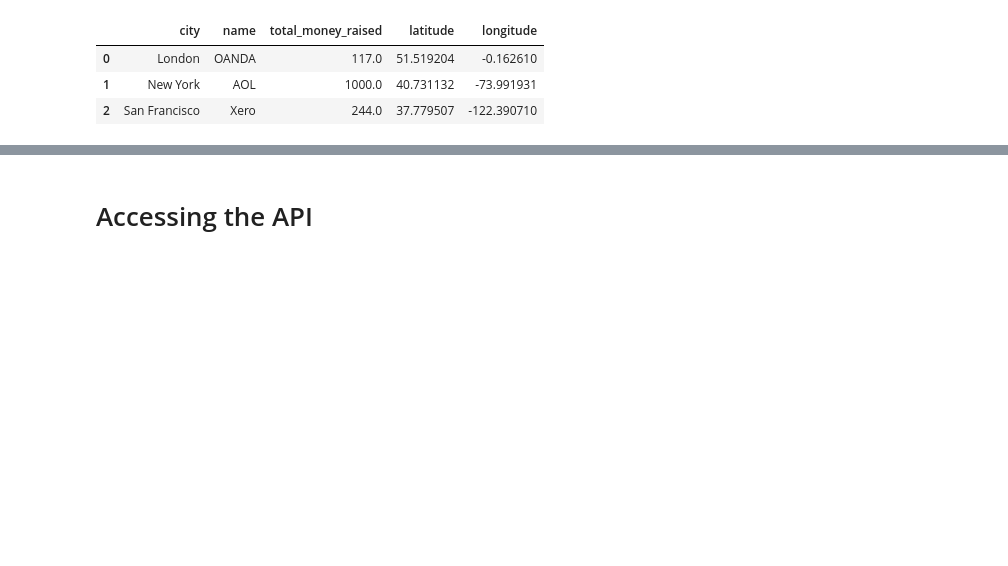
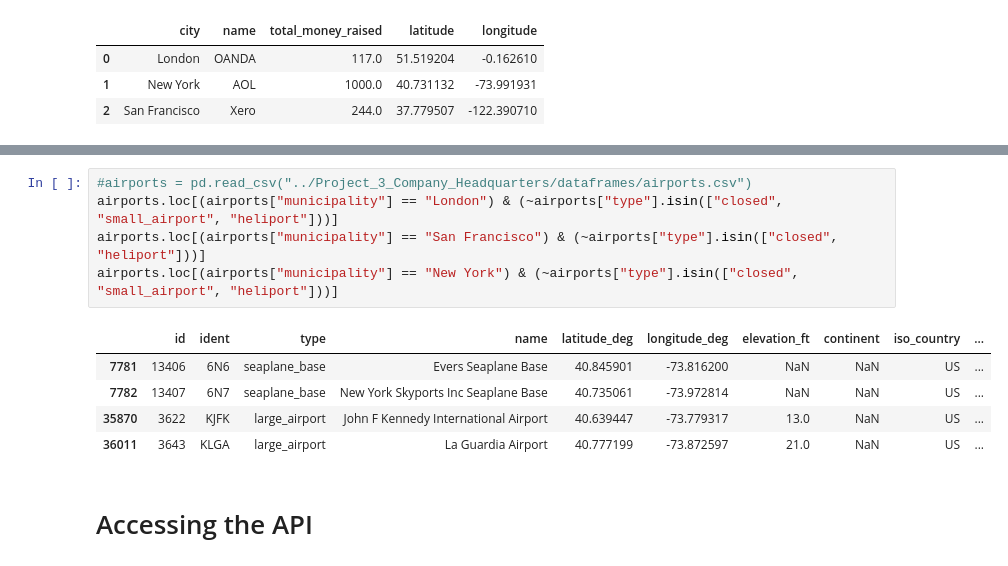
Before and after one commit to Maya-Souza/Project_3_Company_Headquarters, a Jupyter notebook: Untitled.ipynb, the cells around one changed output, grey strips where cells are left out. Cells and saved outputs as stored; diff of their text form; blank space fills up the shorter version.

```diff
--- a/Untitled.ipynb
+++ b/Untitled.ipynb
@@ -130,3 +122,14 @@ ValueError: Length of values (2) does not match length of index (3)
+# %%
+#airports = pd.read_csv("../Project_3_Company_Headquarters/dataframes/airports.csv")
+airports.loc[(airports["municipality"] == "London") & (~airports["type"].isin(["closed", "small_airport", "heliport"]))]
+airports.loc[(airports["municipality"] == "San Francisco") & (~airports["type"].isin(["closed", "heliport"]))]
+airports.loc[(airports["municipality"] == "New York") & (~airports["type"].isin(["closed", "small_airport", "heliport"]))]
+# %% [output]
+|  | id | ident | type | name | latitude_deg | longitude_deg | elevation_ft | continent | iso_country | ... |
+| 7781 | 13406 | 6N6 | seaplane_base | Evers Seaplane Base | 40.845901 | -73.816200 | NaN | NaN | US | ... |
+| 7782 | 13407 | 6N7 | seaplane_base | New York Skyports Inc Seaplane Base | 40.735061 | -73.972814 | NaN | NaN | US | ... |
+| 35870 | 3622 | KJFK | large_airport | John F Kennedy International Airport | 40.639447 | -73.779317 | 13.0 | NaN | US | ... |
+| 36011 | 3643 | KLGA | large_airport | La Guardia Airport | 40.777199 | -73.872597 | 21.0 | NaN | US | ... |
 # %% [markdown]
 # Accessing the API
 # %%
```
Also changed, not shown: parts of 8 cells of this notebook.
